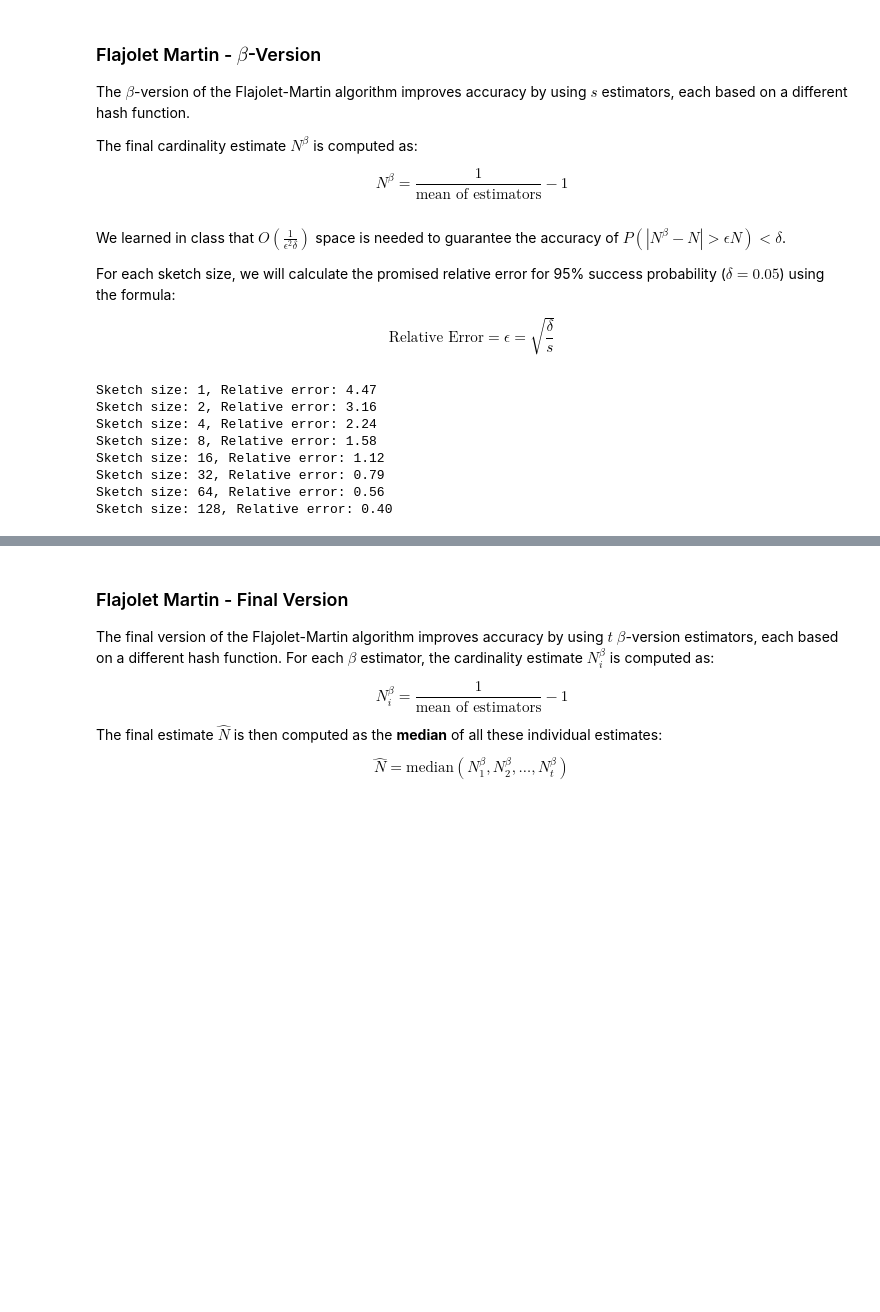
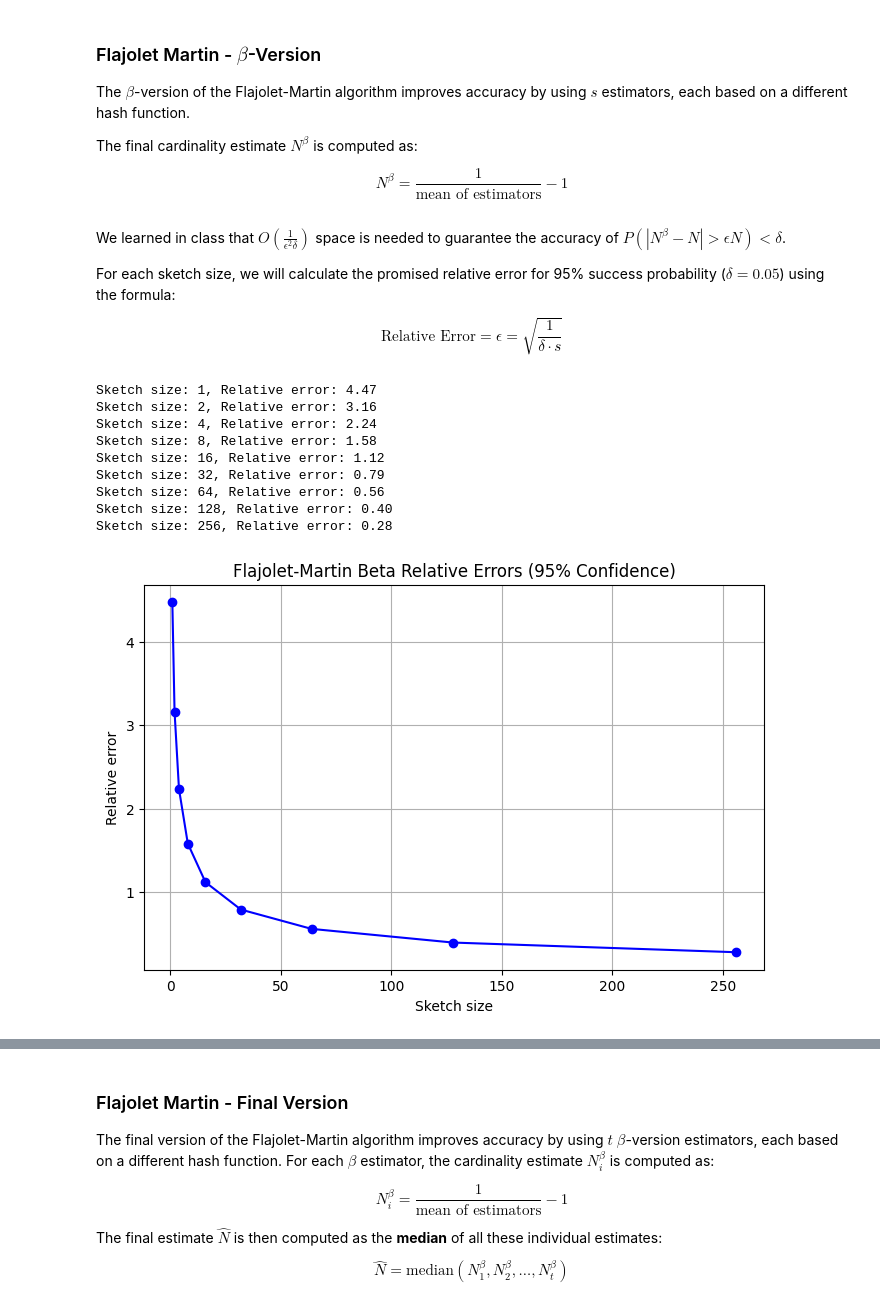
Before and after one commit to Gal-Noy/MSC-Data-Streaming-Algorithms, a Jupyter notebook: FM_CountMin/FM_CountMin.ipynb, the cells around one changed output, grey strips where cells are left out. Cells and saved outputs as stored; diff of their text form; code cells hidden in the pictures; blank space fills up the shorter version.

```diff
--- a/FM_CountMin/FM_CountMin.ipynb
+++ b/FM_CountMin/FM_CountMin.ipynb
@@ -150,27 +155,42 @@ We learned in class that $O\left(\frac{1}{\epsilon^2 \delta}\right)$ space is ne
 For each sketch size, we will calculate the promised relative error for 95% success probability ($\delta = 0.05$) using the formula:
 
 $$
-\text{Relative Error} = \epsilon = \sqrt{\frac{\delta}{s}}
+\text{Relative Error} = \epsilon = \sqrt{\frac{1}{\delta \cdot s}}
 $$
 # %%
 delta = 0.05  # Calculate the guaranteed relative error with 95% confidence
 
 fm_beta_results = {}
+fm_beta_relative_errors = {}
 
-S = [2**i for i in range(8)]
+S = [2**i for i in range(9)]
 for s in S:
     epsilon = np.sqrt(1 / (delta * s))
     print(f"Sketch size: {s}, Relative error: {epsilon:.2f}")
     fm_beta_results[s] = [flajolet_martin_beta(stream, s, i**3) for i in range(NUM_RUNS)]
+    fm_beta_relative_errors[s] = epsilon
+
+def plot_relative_errors(relative_errors: dict, title: str):
+    plt.figure(figsize=(8, 5))
+    plt.plot(list(relative_errors.keys()), list(relative_errors.values()), marker='o', color='blue')
+    plt.title(title)
+    plt.xlabel("Sketch size")
+    plt.ylabel("Relative error")
+    plt.grid(True)
+    plt.show()
+
+plot_relative_errors(fm_beta_relative_errors, "Flajolet-Martin Beta Relative Errors (95% Confidence)")
 # %% [output]
 Sketch size: 1, Relative error: 4.47
 Sketch size: 2, Relative error: 3.16
 Sketch size: 4, Relative error: 2.24
 Sketch size: 8, Relative error: 1.58
 Sketch size: 16, Relative error: 1.12
 Sketch size: 32, Relative error: 0.79
 Sketch size: 64, Relative error: 0.56
 Sketch size: 128, Relative error: 0.40
+Sketch size: 256, Relative error: 0.28
+[figure, added]
 # %%
 def calculate_fm_metrics(results: dict) -> dict:
     """
```
Also changed, not shown: parts of 15 cells of this notebook.
